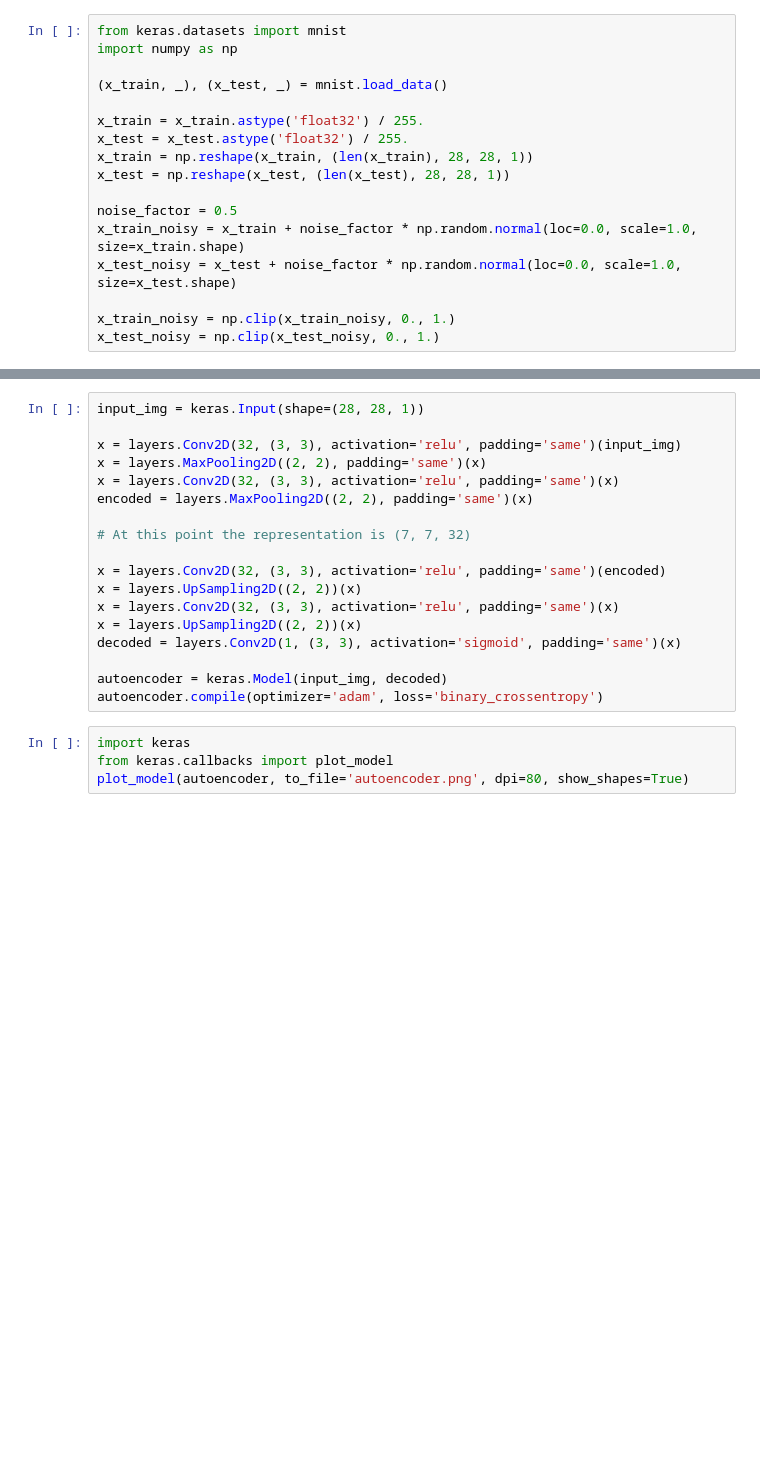
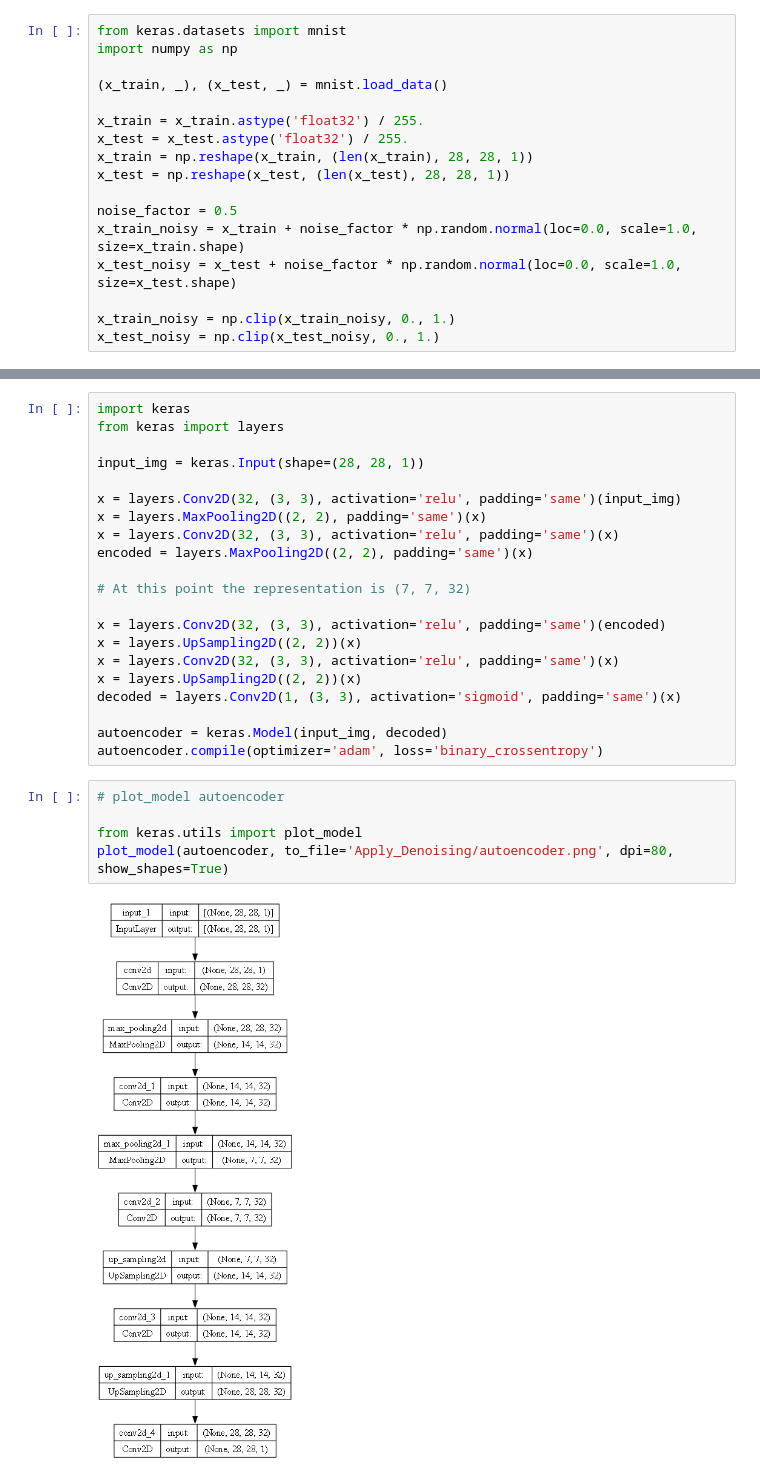
Before and after one commit to Karczel/AutoEncoder-for-Image-Denoising, a Jupyter notebook: Application_to_image_denoising.ipynb, the cells around one changed output, grey strips where cells are left out. Saved outputs shown, nothing was run; the diff lists cells and outputs as text; blank space fills up the shorter version.

```diff
--- a/Application_to_image_denoising.ipynb
+++ b/Application_to_image_denoising.ipynb
@@ -33,4 +40,7 @@ plt.show()
 # %%
+import keras
+from keras import layers
+
 input_img = keras.Input(shape=(28, 28, 1))
 
 x = layers.Conv2D(32, (3, 3), activation='relu', padding='same')(input_img)
@@ -49,6 +59,9 @@ decoded = layers.Conv2D(1, (3, 3), activation='sigmoid', padding='same')(x)
 autoencoder = keras.Model(input_img, decoded)
 autoencoder.compile(optimizer='adam', loss='binary_crossentropy')
 # %%
-import keras
-from keras.callbacks import plot_model
-plot_model(autoencoder, to_file='autoencoder.png', dpi=80, show_shapes=True)
+# plot_model autoencoder
+
+from keras.utils import plot_model
+plot_model(autoencoder, to_file='Apply_Denoising/autoencoder.png', dpi=80, show_shapes=True)
+# %% [output]
+[figure, added]
```
Also changed, not shown: parts of 6 cells of this notebook, 21 other files.
